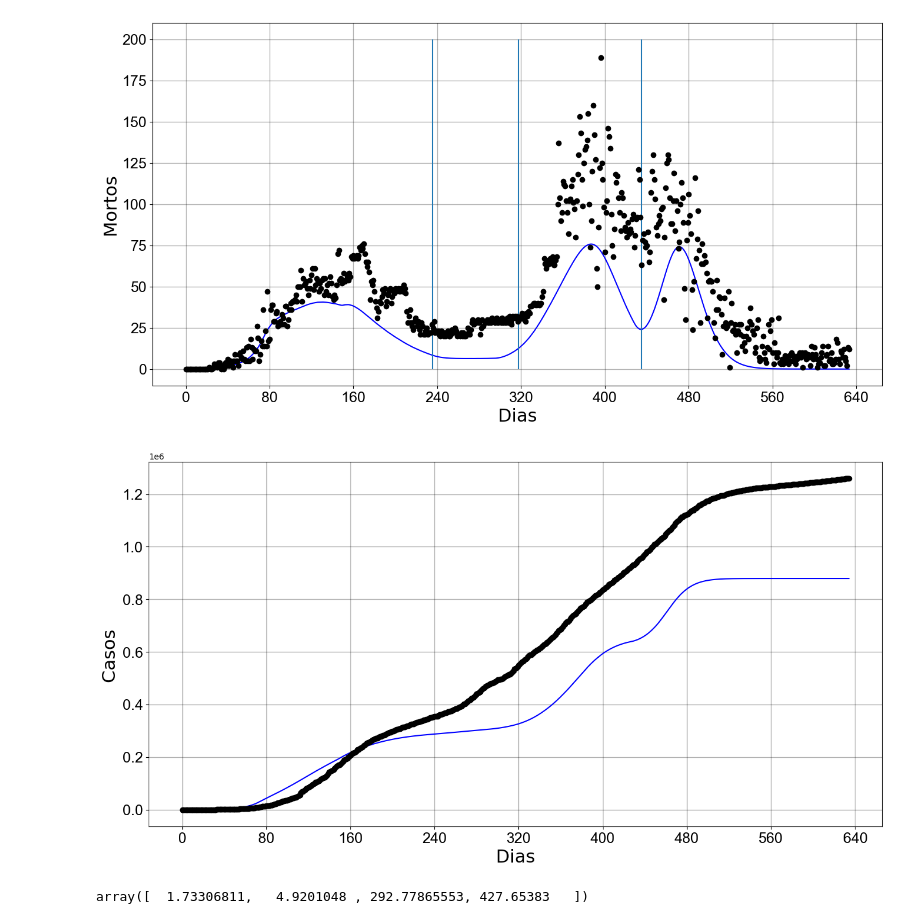
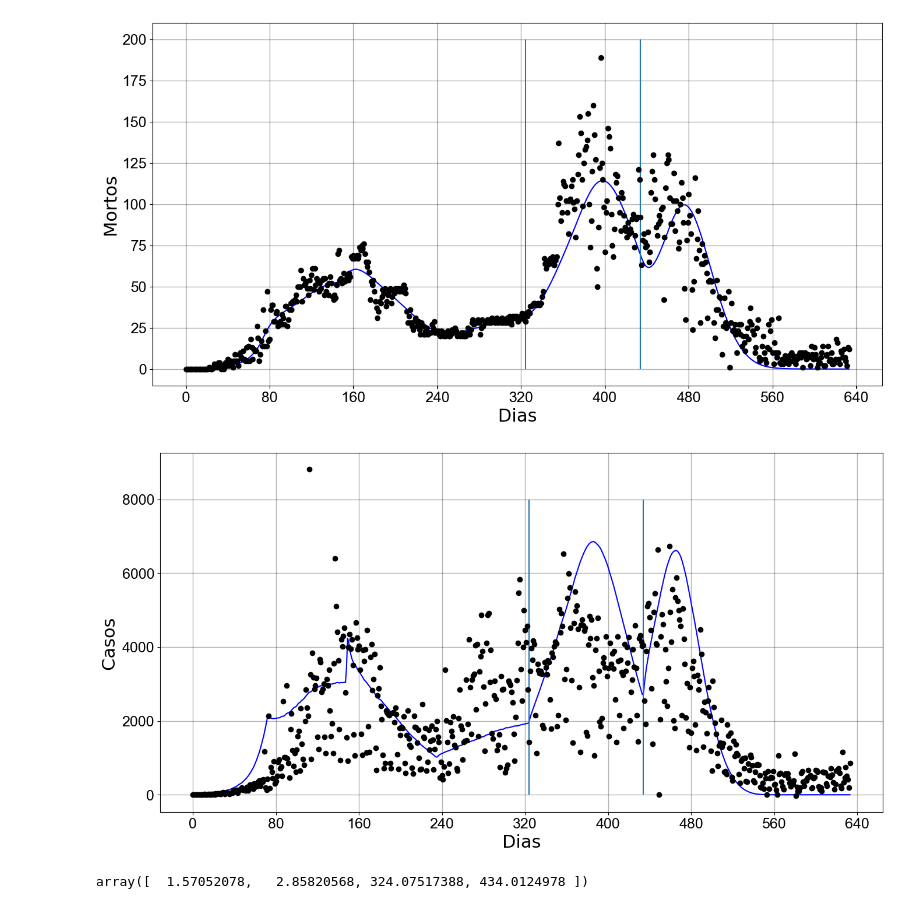
Before and after one commit to filipe7788/SEIHURD, a Jupyter notebook: fitting/estudo_de_vacinas/seiihurd_AON.ipynb, the cells around one changed output. Cells and saved outputs as stored; diff of their text form; code cells hidden in the pictures.

```diff
--- a/fitting/estudo_de_vacinas/seiihurd_AON.ipynb
+++ b/fitting/estudo_de_vacinas/seiihurd_AON.ipynb
@@ -150,7 +150,7 @@ def SEIIHURD(t, y, args):
     NwV=y[17]
 
     dSdt = (-(1-psi)*beta*S*(Is+delta*Ia+delta_av*Iav+delta_sv*Isv)) - tau/N
-    dEdt = ((1-psi)*beta*S*(Is+delta*Ia+delta_av*Iav+delta_sv*Isv)*(S+V)) - k*E
+    dEdt = ((1-psi)*beta*(Is+delta*Ia+delta_av*Iav+delta_sv*Isv)*(S+V)) - k*E
     dVdt = tau/N - phi_e*V - ((1-psi)*beta*V*(Is+delta*Ia+delta_av*Iav+delta_sv*Isv))
     dSvdt =  phi_e*(1-eps)*V - ((1-psi)*beta_v*Sv*(Is+delta*Ia+delta_av*Iav+delta_sv*Isv)) #- phi_e*eps*Sv
     dEvdt = ((1-psi)*beta_v*Sv*(Is+delta*Ia+delta_av*Iav+delta_sv*Isv)) - k_v*Ev
@@ -168,6 +168,7 @@ def SEIIHURD(t, y, args):
     dNwdt = p*k*E + p_v*k_v*Ev
     dNwVdt = tau/N
 
+
     return [dSdt, dEdt, dVdt, dSvdt, dEvdt, dIadt, dIsdt, dIavdt, dIsvdt, dHdt, dHvdt, dUdt, dUvdt, dRdt,
             dRvdt, dDdt, dNwdt, dNwVdt]
 # %%
@@ -287,9 +288,12 @@ n_tries=500  #Quanto maior mais certeza do resultado. Colocar em 100 para roda c
 ts0 =  np.arange(len(novos_vacinados)-1)
 
 
-best_pop=Best_Fit(np.diff(moving_averages), n_tries, ts0, condicoes_iniciais)
-b0, b1, t0, t1 = best_pop
-parode = [b0, b1, t0, t1]
+# best_pop=Best_Fit(np.diff(moving_averages), n_tries, ts0, condicoes_iniciais)
+# b0, b1, t0, t1 = best_pop
+# parode = [b0, b1, t0, t1]
+# t0,t1 = 317.72001799, 435.15640895
+parode = [1.57052078,   2.85820568, 324.07517388, 434.0124978]
+
 
 # TEMPO FOI OTIMIZADO TAMBÉM
 
@@ -337,7 +323,7 @@ ax.plot(x_para_escala, np.diff(N*qi)[:len(datas)],color='blue',label='Fitted fun
 ax.set_ylabel('Mortos',fontsize=22)
 ax.set_xlabel('Dias', fontsize=22)
 
-plt.vlines([235.35360579, 317.72001799, 435.15640895], ymin=0, ymax=200)
+plt.vlines([324.07517388, 434.0124978], ymin=0, ymax=200)
 #Set the title
 #The size of the numbers on the axixis
 ax.tick_params(labelsize=18)
@@ -357,7 +343,7 @@ for tick in ax.get_yticklabels():
 #Show Graph
 plt.show()
 # %% [output]
-[figure, old version]
+[figure, new version]
 # %%
 # plotando mortes
 ts0 =  np.arange(len(novos_vacinados)-1)
@@ -369,39 +355,40 @@ fig, ax = plt.subplots(figsize=(16,8))
 
 #Desenhando grid no plot
 ax.grid(which='major', axis='both', color='black',linewidth=1.,alpha=0.3)
 ax.autoscale()
 
-x_para_escala = np.arange(0, len(datas), 1)
+x_para_escala = np.arange(0, len(datas)-1, 1)
 
-ax.scatter(x_para_escala,  (casos_dados)[:len(datas)], color='black',zorder=3,label='Reported data')
+ax.scatter(x_para_escala,  np.diff(casos_dados)[:len(datas)], color='black',zorder=3,label='Reported data')
 
 #Plot the fitted function as a line.
-ax.plot(x_para_escala, (N*qi)[:len(datas)],color='blue',label='Fitted function')
+ax.plot(x_para_escala, np.diff(N*qi)[:len(datas)],color='blue',label='Fitted function')
 #Set the labels
 ax.set_ylabel('Casos    ',fontsize=22)
 ax.set_xlabel('Dias', fontsize=22)
 #Set the title
 #The size of the numbers on the axixis
 ax.tick_params(labelsize=18)
+plt.vlines([324.07517388, 434.0124978], ymin=0, ymax=8000)
 
 #Limiting the ammount of dates on the X axixs
 ax.xaxis.set_major_locator(plt.MaxNLocator(10))
 #Rotating the dates for better visualization
 # plt.setp(ax.get_xticklabels(), rotation=30)
 
 
 #Setting the font of the numbers on the axixis as ARIAL
 for tick in ax.get_xticklabels():
     tick.set_fontname("Arial")
 for tick in ax.get_yticklabels():
     tick.set_fontname("Arial")
 
 #Show Graph
 plt.show()
 # %% [output]
-[figure, old version]
+[figure, new version]
 # %%
 best_pop
 #array([  1.5864754 ,   3.5051942 , 317.72001799, 435.15640895])
 # %% [output]
-array([  1.73306811,   4.9201048 , 292.77865553, 427.65383   ])
+array([  1.57052078,   2.85820568, 324.07517388, 434.0124978 ])
```
Also changed, not shown: parts of 1 cell of this notebook, 4 other files.
